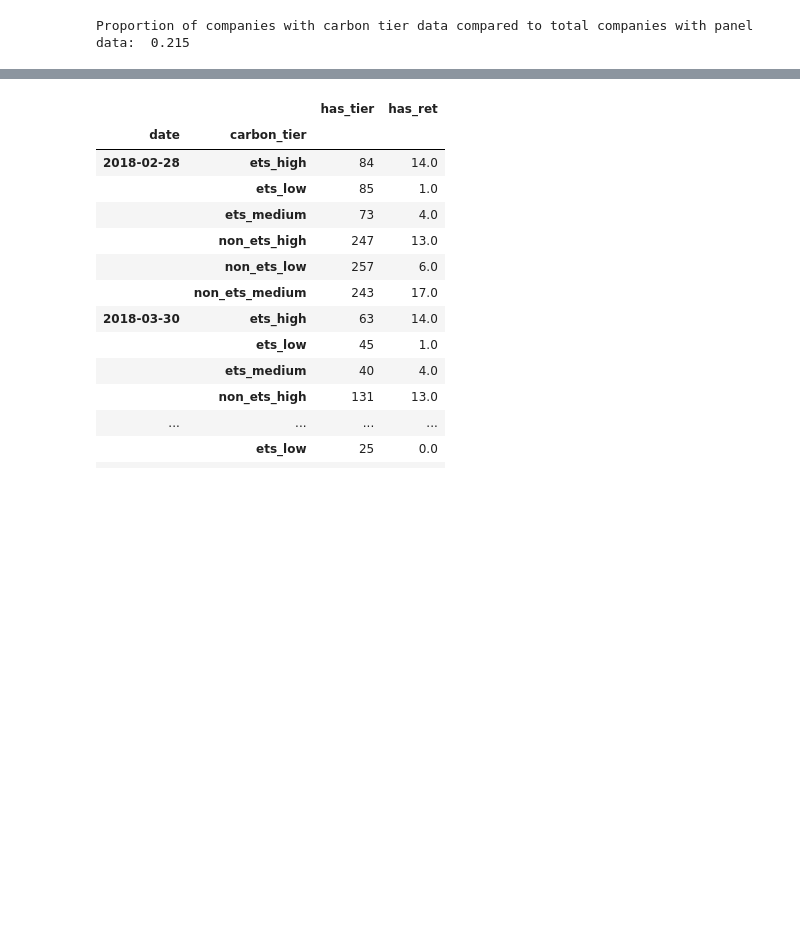
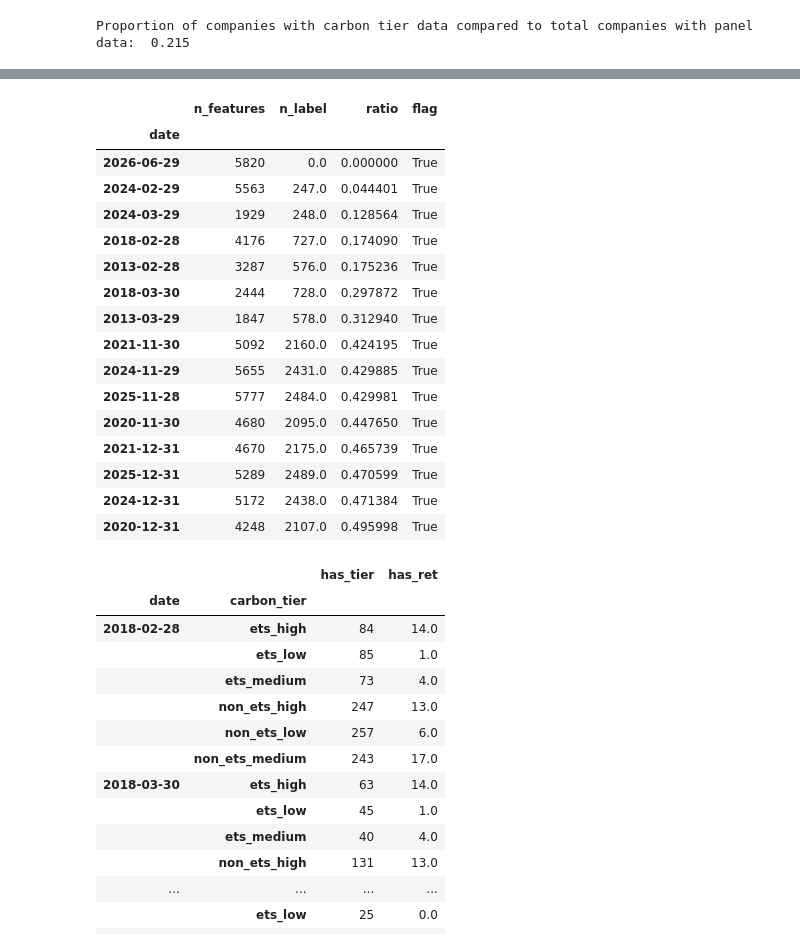
Before and after one commit to salinela/carbon-portfolio-project-v2, a Jupyter notebook: notebooks/08_eda.ipynb, the cells around one changed output, grey strips where cells are left out. Cells and saved outputs as stored; diff of their text form; code cells hidden in the pictures; blank space fills up the shorter version.

```diff
--- a/notebooks/08_eda.ipynb
+++ b/notebooks/08_eda.ipynb
@@ -318,0 +295,23 @@ tret_trim[tret_trim.isna().any(axis = 1)]
+# %%
+# ---- step 3: FLAG — month-ends with abnormally low return coverage ----
+cov = eda.label_coverage_scan(features, label)          # long v1 frames
+flagged = cov[cov["flag"] == True]
+flagged
+# %% [output]
+|  | n_features | n_label | ratio | flag |
+| date |  |  |  |  |
+| 2026-06-29 | 5820 | 0.0 | 0.000000 | True |
+| 2024-02-29 | 5563 | 247.0 | 0.044401 | True |
+| 2024-03-29 | 1929 | 248.0 | 0.128564 | True |
+| 2018-02-28 | 4176 | 727.0 | 0.174090 | True |
+| 2013-02-28 | 3287 | 576.0 | 0.175236 | True |
+| 2018-03-30 | 2444 | 728.0 | 0.297872 | True |
+| 2013-03-29 | 1847 | 578.0 | 0.312940 | True |
+| 2021-11-30 | 5092 | 2160.0 | 0.424195 | True |
+| 2024-11-29 | 5655 | 2431.0 | 0.429885 | True |
+| 2025-11-28 | 5777 | 2484.0 | 0.429981 | True |
+| 2020-11-30 | 4680 | 2095.0 | 0.447650 | True |
+| 2021-12-31 | 4670 | 2175.0 | 0.465739 | True |
+| 2025-12-31 | 5289 | 2489.0 | 0.470599 | True |
+| 2024-12-31 | 5172 | 2438.0 | 0.471384 | True |
+| 2020-12-31 | 4248 | 2107.0 | 0.495998 | True |
```
Also changed, not shown: parts of 13 cells of this notebook.
